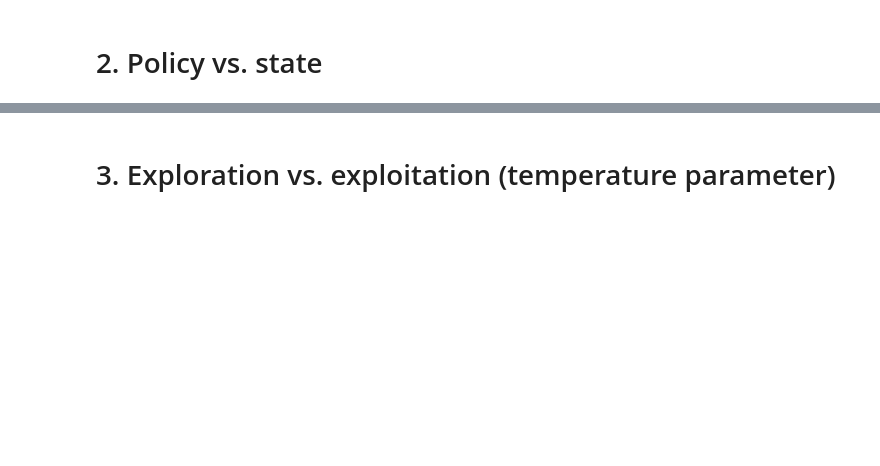
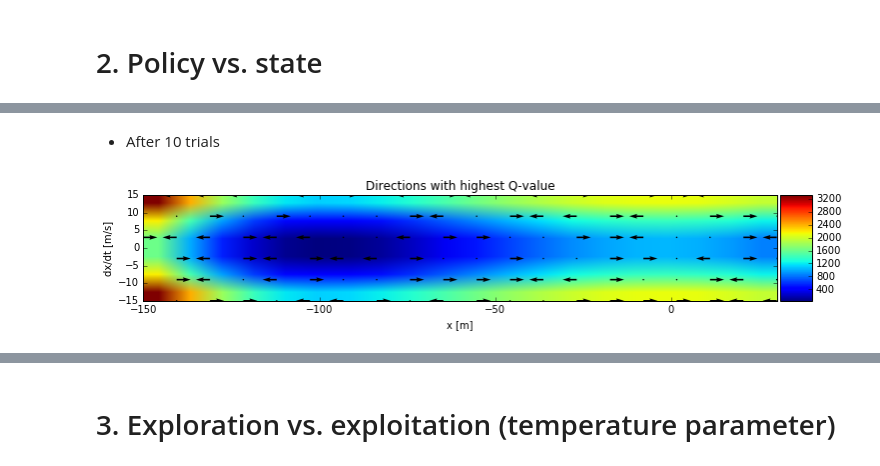
Before and after one commit to rodrigo-pena/rl-mountain-car, a Jupyter notebook: experiments.ipynb, the cells around one changed output, grey strips where cells are left out. Saved outputs shown, nothing was run; the diff lists cells and outputs as text; code cells hidden in the pictures; blank space fills up the shorter version.

```diff
--- a/experiments.ipynb
+++ b/experiments.ipynb
@@ -26,0 +46,8 @@ plt.show()
+# %% [markdown]
+* After 10 trials
+# %%
+agent.learn(n_trials=10)
+st.plot_vector_field(agent)
+plt.show()
+# %% [output]
+[figure, added]
```
Also changed, not shown: parts of 27 cells of this notebook, 1 other file.
